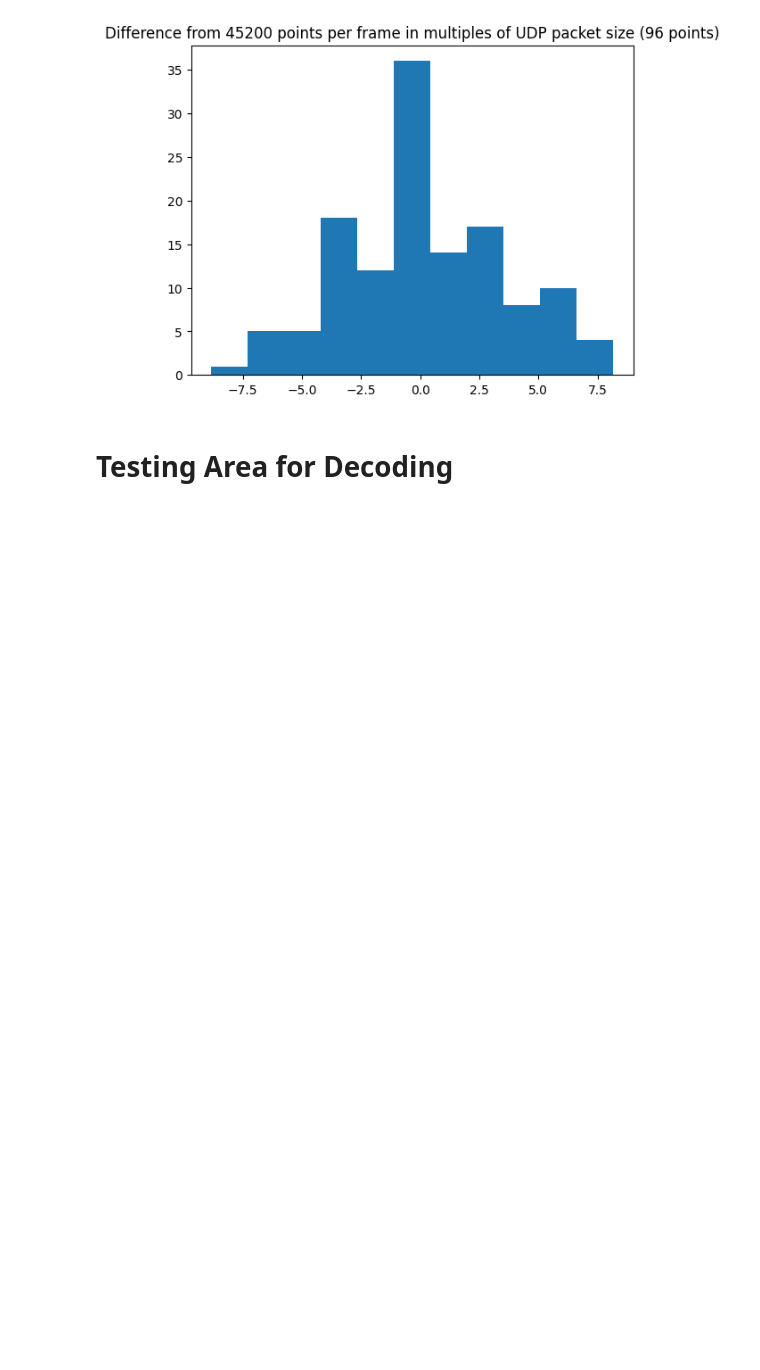
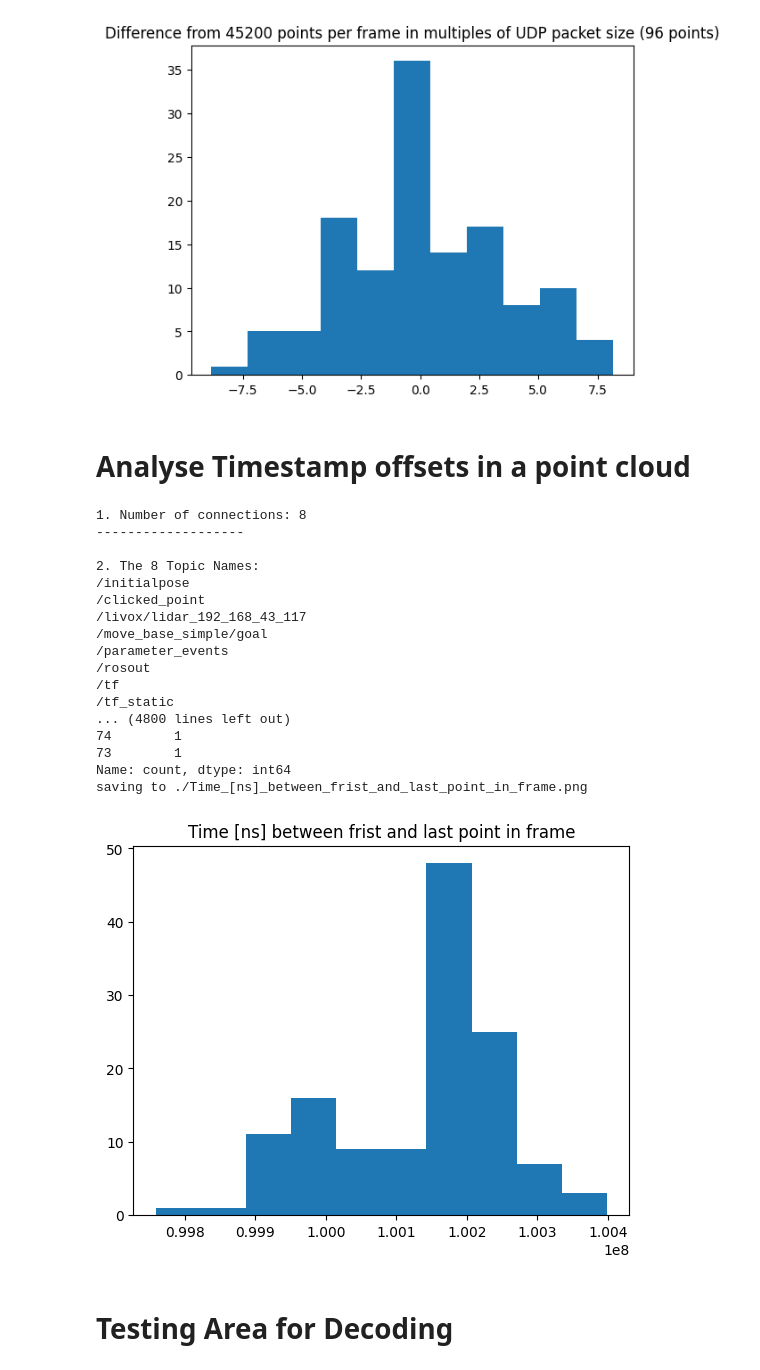
Before and after one commit to philRudd69/livox_HAP_ros_driver2, a Jupyter notebook: testing/decode_pc.ipynb, the cells around one changed output. Drawn from its saved outputs; the diff is of its cells as text; code cells hidden in the pictures; blank space fills up the shorter version.

Commit message:
adds: Analysis of the time between frist and last point in a frame added

```diff
--- a/testing/decode_pc.ipynb
+++ b/testing/decode_pc.ipynb
@@ -43,7 +43,7 @@ def interpret_point_flags(df: pd.DataFrame, col: str, little_endianness: bool =
 # %%
 # decode motion-compensated point cloud
 
-def decode_compensated_pc(msg):
+def decode_compensated_pc(msg, decode_bitmask: bool = False):
     """
     decode the motion-compensated pointcloud msg
     Note: Actually egomotion compensation is turned off in our sensor configuration)
@@ -77,7 +77,8 @@ def decode_compensated_pc(msg):
                        'line': line})
 
     # here we can check the decoding. there are 4 possibilities: Either input the lsb or the msb, and then choose the endianness.
-    interpret_point_flags(df=df, col="livox_tag", little_endianness=True)
+    if decode_bitmask:
+        interpret_point_flags(df=df, col="livox_tag", little_endianness=True)
 
     # calculate spherical coordinates:
     df["azimuth_deg"] = np.rad2deg(df["theta_rad"])
@@ -160,7 +161,7 @@ with Reader(rosbag_dir) as ros2_reader:
             print(f"   - Number of points in pc according to header-width info: {data.width}")
 
             # plot the point cloud in 2D
-            decoded_pc_df = decode_compensated_pc(data)
+            decoded_pc_df = decode_compensated_pc(data, decode_bitmask=True)
             break  # only first frame
 # %% [output]
 1. Number of connections: 8
@@ -270,6 +271,62 @@ saving to ./number_of_points_per_frame.png
 [figure]
 saving to ./Difference_from_45200_points_per_frame_in_multiples_of_UDP_packet_size_(96_points).png
 [figure]
+# %% [markdown]
+# Analyse Timestamp offsets in a point cloud
+# %%
+with Reader(rosbag_dir) as ros2_reader:
+
+    # get all connections
+    ros2_conns = [conn for conn in ros2_reader.connections]
+    print(f"1. Number of connections: {len(ros2_conns)}")
+    print("-------------------\n")
+
+    # print all topic names, to find out which topic we need to inspect
+    print(f"2. The {len(ros2_conns)} Topic Names:")
+    print(*[conn.topic for conn in ros2_conns], sep='\n')
+    print("-------------------\n")
+
+    print("4. Visualize Data:")
+    # filter the connections for those topics that we are interested in
+    pc_connections = filter_connections(ros2_conns, [topic])
+
+    messages_of_conns = ros2_reader.messages(connections=pc_connections)
+
+    time_offset_within_frame = []
+    for m, msg in enumerate(messages_of_conns):
+        (connection, timestamp, rawdata) = msg
+        if connection.topic == topic:
+            #print(f"   - Topic name: {connection.topic}") # topic
+            #print(f"   - Message type name: {connection.msgtype}") # message type (massage type itself is a string)
+
+            # deserialize data and print it
+            data = typestore.deserialize_cdr(rawdata, connection.msgtype)
+            #print(f"   - Number of points in pc according to header-width info: {data.width}")
+
+            # plot the point cloud in 2D
+            decoded_pc_df = decode_compensated_pc(data, decode_bitmask=False)
+
+            time_offset_within_frame.append(decoded_pc_df["time_offset_ns"].iloc[-1] - decoded_pc_df["time_offset_ns"].iloc[0])
+    plot_histogram(time_offset_within_frame, title="Time [ns] between frist and last point in frame")
+# %% [output]
+1. Number of connections: 8
+-------------------
+
+2. The 8 Topic Names:
+/initialpose
+/clicked_point
+/livox/lidar_192_168_43_117
+/move_base_simple/goal
+/parameter_events
+/rosout
+/tf
+/tf_static
+... (4800 lines left out)
+74        1
+73        1
+Name: count, dtype: int64
+saving to ./Time_[ns]_between_frist_and_last_point_in_frame.png
+[figure, added]
 # %% [markdown]
 # Testing Area for Decoding
 # %%
```
Also changed, not shown: 2 other files.
